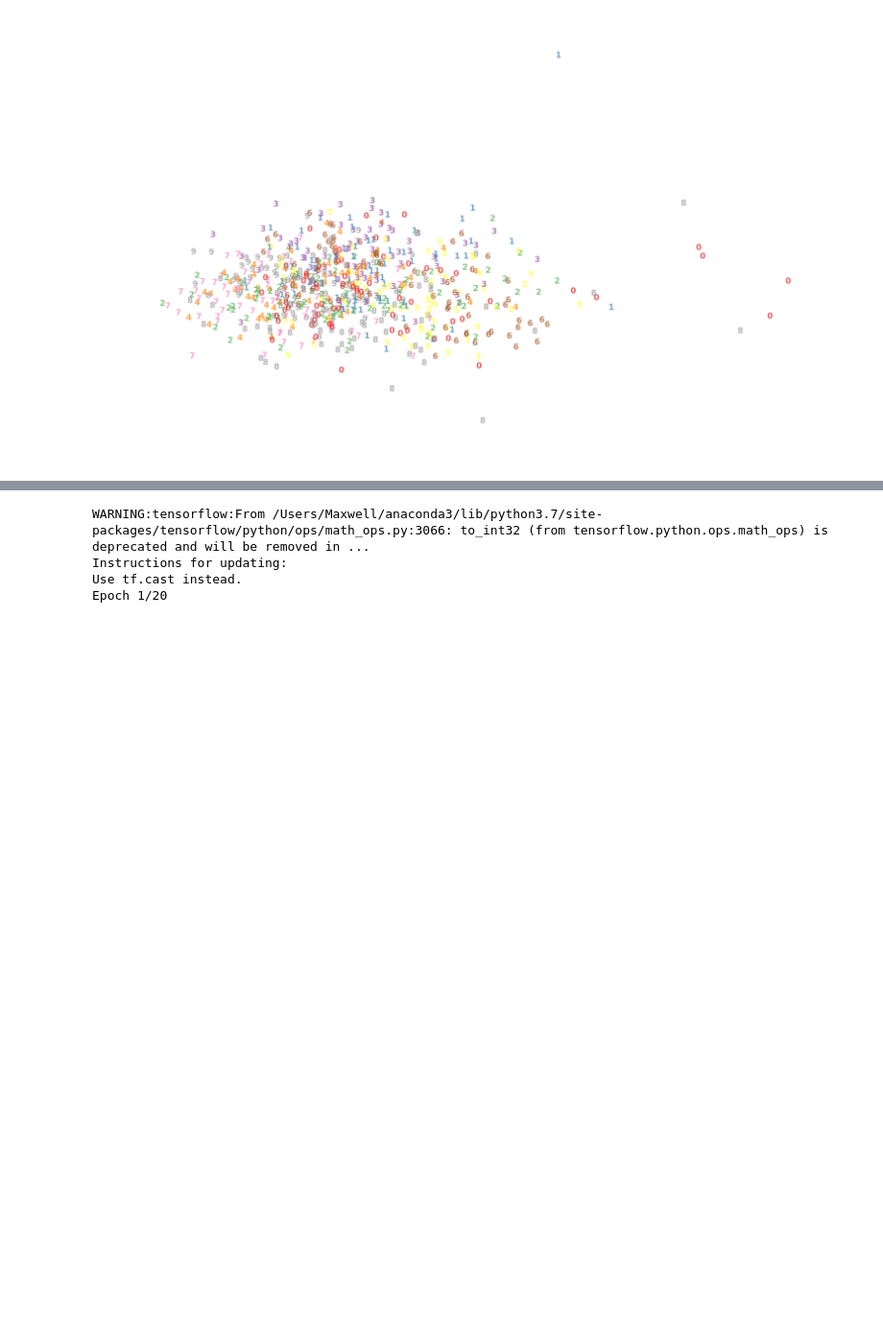
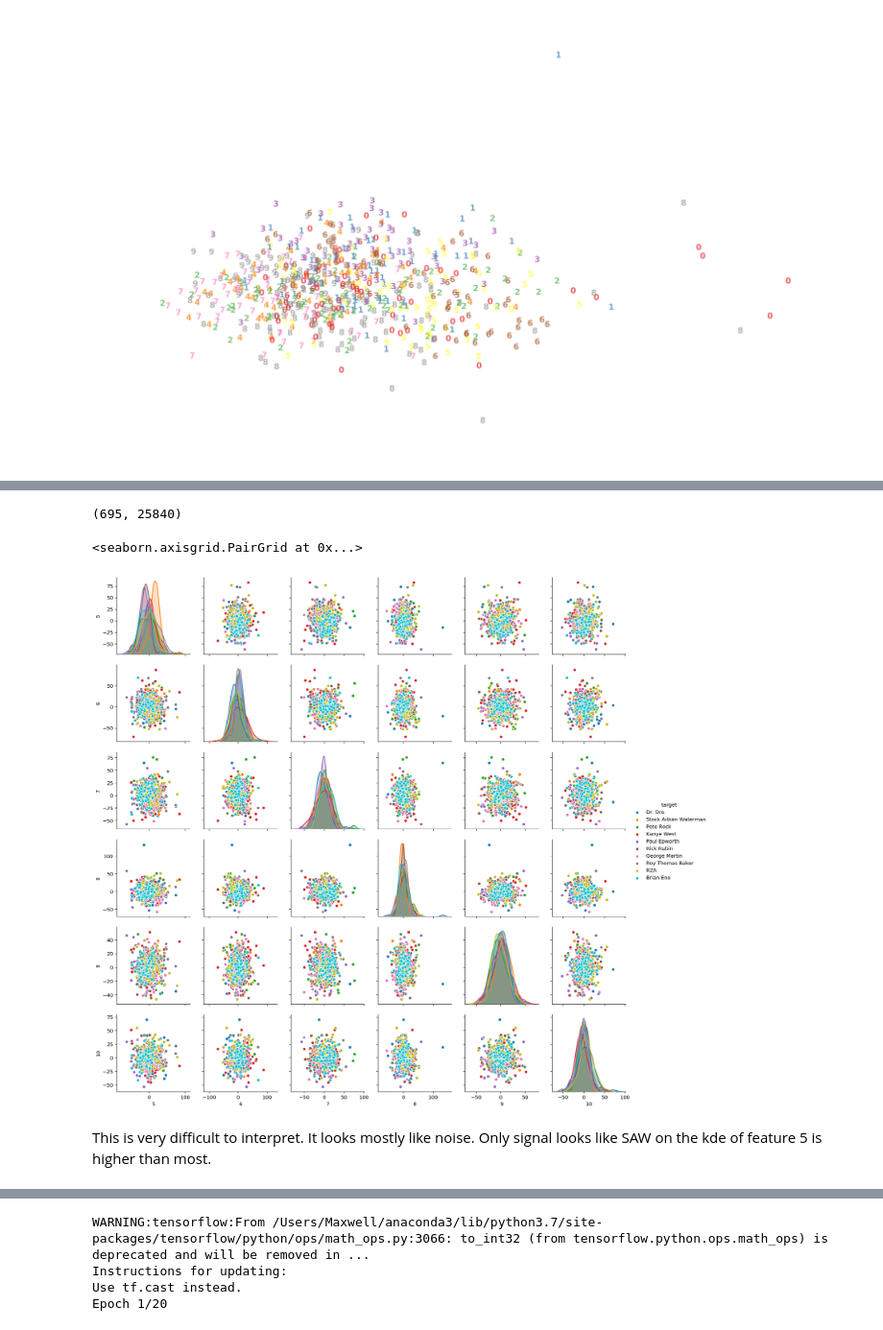
Before and after one commit to mhfisch/production-value, a Jupyter notebook: mfcc_nn_model.ipynb, the cells around one changed output, grey strips where cells are left out. Shown at 96% size. Drawn from its saved outputs; the diff is of its cells as text; code cells hidden in the pictures; blank space fills up the shorter version.

Commit message:
added knn visualizations - looks like not a lot of signal

```diff
--- a/mfcc_nn_model.ipynb
+++ b/mfcc_nn_model.ipynb
@@ -283,0 +293,2 @@ plot_mnist_embedding(ax, X_pca[:,1:], np.argmax(y_train, axis = 1), alpha = 0.7)
+# %%
+y_columns = np.array(y_columns)
@@ -284,3 +306,21 @@ plot_mnist_embedding(ax, X_pca[:,1:], np.argmax(y_train, axis = 1), alpha = 0.7)
+# %%
+X_train_scale.shape
+# %% [output]
+(695, 25840)
+# %%
+pca = PCA(n_components=10)
+X_pca = pca.fit_transform(X_train_scale)
+
+X_pca_df = pd.DataFrame(np.concatenate((X_pca, y_columns[np.argmax(y_train, axis = 1)].reshape(-1,1)), axis = 1), columns = [1,2,3,4,5,6,7,8,9,10,'target'])
+X_pca_df.head()
+
+# pairwise plot
+sns.pairplot(X_pca_df[[5,6,7,8,9,10,'target']], hue = 'target')
+# %% [output]
+<seaborn.axisgrid.PairGrid at 0x...>
+[figure, added]
+# %% [markdown]
+This is very difficult to interpret. It looks mostly like noise. Only signal looks like SAW on the kde of feature 5 is higher than most.
 # %%
 model = models.Sequential()
 
```
Also changed, not shown: parts of 6 cells of this notebook.
